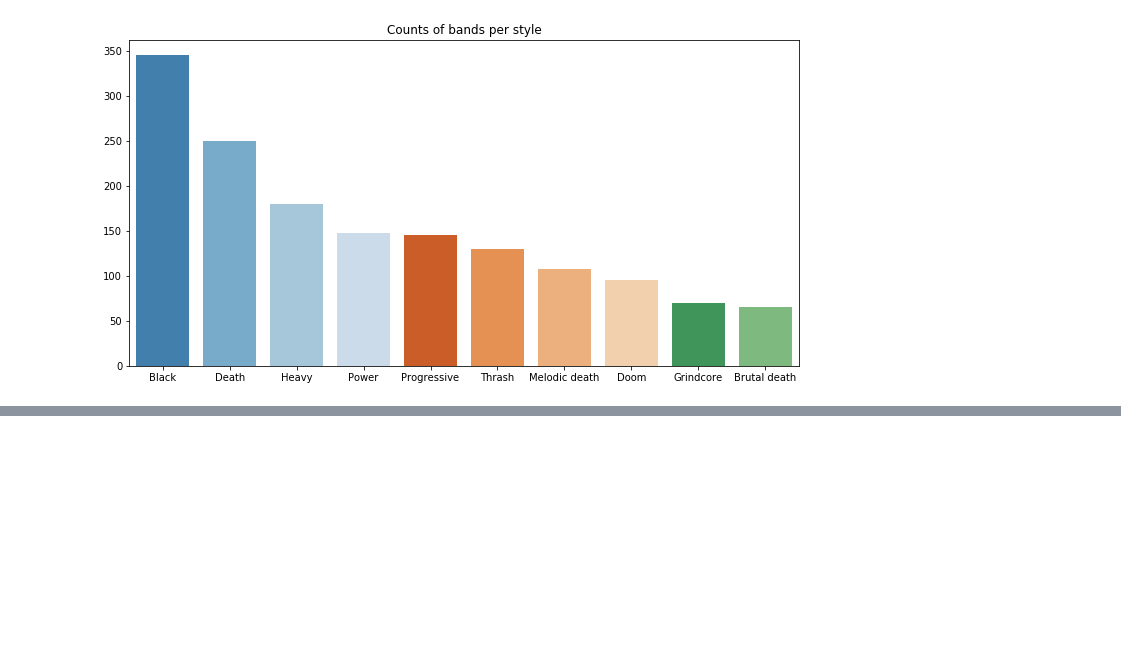
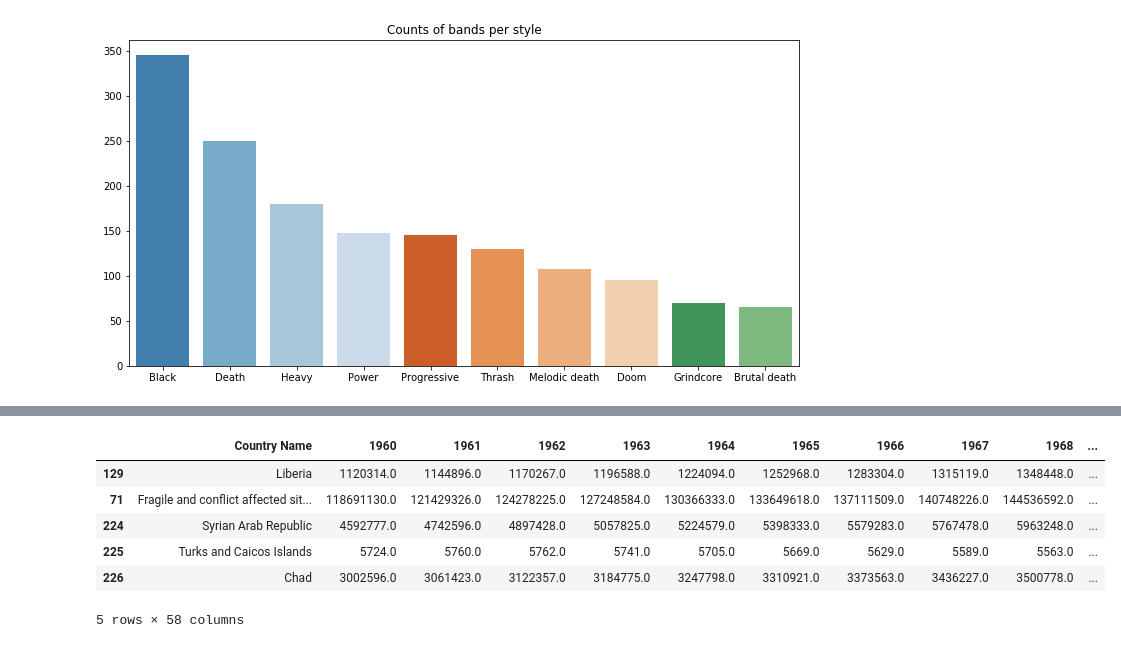
Before and after one commit to bermr/metal-analysis, a Jupyter notebook: metal-analysis.ipynb, the cells around one changed output, grey strips where cells are left out. Drawn from its saved outputs; the diff is of its cells as text; code cells hidden in the pictures; blank space fills up the shorter version.

```diff
--- a/metal-analysis.ipynb
+++ b/metal-analysis.ipynb
@@ -43,0 +57,21 @@ plt.show()
+# %%
+#
+
+world_pop = world['2015']
+bands_country = bands['origin'].value_counts()
+
+for i, country in world.iterrows():
+    if country['Country Name'] in bands_country:
+        band_count[i] = bands_country[country['Country Name']]
+
+
+world['mpc'] = world_pop / band_count
+world.head()
+# %% [output]
+|  | Country Name | 1960 | 1961 | 1962 | 1963 | 1964 | 1965 | 1966 | 1967 | 1968 | ... |
+| 129 | Liberia | 1120314.0 | 1144896.0 | 1170267.0 | 1196588.0 | 1224094.0 | 1252968.0 | 1283304.0 | 1315119.0 | 1348448.0 | ... |
+| 71 | Fragile and conflict affected sit... | 118691130.0 | 121429326.0 | 124278225.0 | 127248584.0 | 130366333.0 | 133649618.0 | 137111509.0 | 140748226.0 | 144536592.0 | ... |
+| 224 | Syrian Arab Republic | 4592777.0 | 4742596.0 | 4897428.0 | 5057825.0 | 5224579.0 | 5398333.0 | 5579283.0 | 5767478.0 | 5963248.0 | ... |
+| 225 | Turks and Caicos Islands | 5724.0 | 5760.0 | 5762.0 | 5741.0 | 5705.0 | 5669.0 | 5629.0 | 5589.0 | 5563.0 | ... |
+| 226 | Chad | 3002596.0 | 3061423.0 | 3122357.0 | 3184775.0 | 3247798.0 | 3310921.0 | 3373563.0 | 3436227.0 | 3500778.0 | ... |
+5 rows × 58 columns
```
Also changed, not shown: parts of 2 cells of this notebook.
